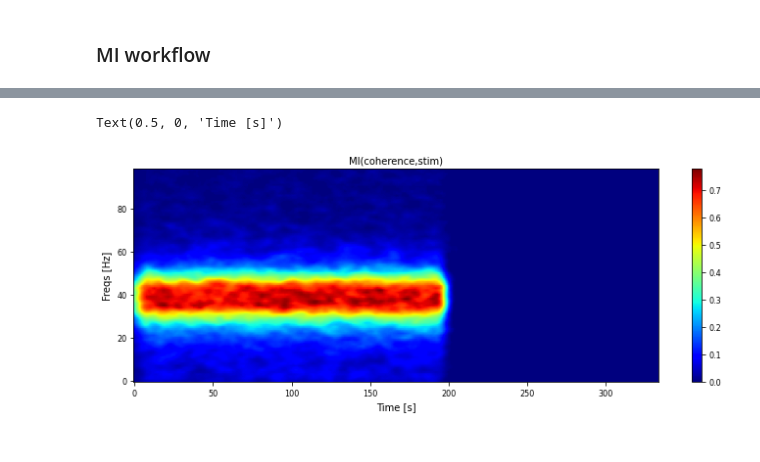
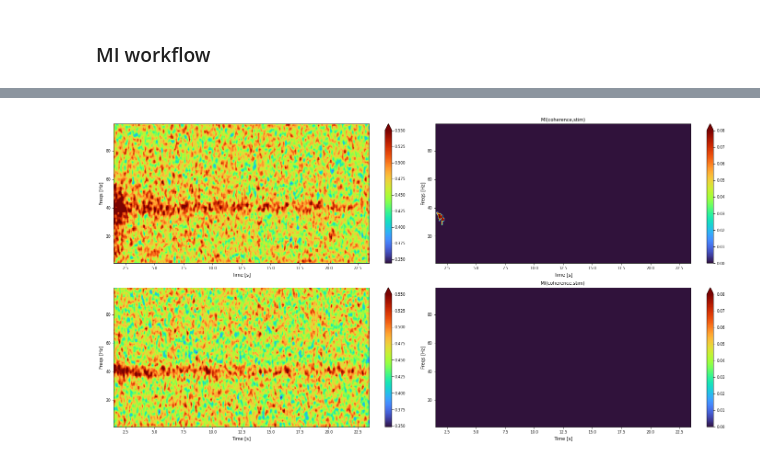
Before and after one commit to ViniciusLima94/GrayData-Analysis, a Jupyter notebook: notebooks/6.5. Mutual information between coherence and stimulus in toy model.ipynb, the cells around one changed output, grey strips where cells are left out. Cells and saved outputs as stored; diff of their text form; code cells hidden in the pictures.

```diff
--- a/notebooks/6.5. Mutual information between coherence and stimulus in toy model.ipynb
+++ b/notebooks/6.5. Mutual information between coherence and stimulus in toy model.ipynb
@@ -105 +154,8 @@ X = xr.DataArray(X, dims=('trials', 'roi', 'times'),
+# %%
+# Simulate one signal where the coupling is stimulus dependent and one where it is independent
+X = []
+for i in range(2):
+    if i==0: coup = stim/10*2 + np.random.uniform(0, 0.1)
+    else:    coup = 0.2
+    X += [ar_model_dhamala(n=n,sfreq=sfreq,C=coup,stim=stim,t_onset=t_start,t_offset=t_stop,cov=cov)]
 # %% [markdown]
@@ -119 +163,3 @@ Note that we ommit the dependencies on $f$ and $t$ for the spectra, and on $w_t$
+# %%
+freqs  = np.arange(1,100,1) # Frequency axis
 # %%
@@ -155,5 +188,3 @@ Text(0.5, 1.0, 'Coherence')
 # %%
 from frites.dataset  import SubjectEphy, DatasetEphy
 from frites.workflow import WfMi
-# %%
-dt = DatasetEphy([coh], y=[stim], times="times", roi="roi", agg_ch=True)
@@ -165,5 +190,0 @@ Definition of an electrophysiological dataset
-# %%
-mi_type   = 'cd'
-inference = 'ffx'
-kernel    = np.hanning(1)
-wf        = WfMi(mi_type, inference, verbose=True, kernel=kernel)
@@ -194,11 +243,31 @@ mi, pvalues = wf.fit(dt, mcp="cluster", cluster_th=cluster_th, **kw)
-# %%
-plt.figure(figsize=(12,4))
-aux = mi*(pvalues<=0.05)
-plt.imshow(aux.squeeze(), aspect="auto", cmap="jet", origin="lower")
-plt.title("MI(coherence,stim)", fontsize=MEDIUM_SIZE)
-plt.colorbar()
-plt.ylabel("Freqs [Hz]", fontsize=MEDIUM_SIZE)
-plt.xlabel("Time [s]", fontsize=MEDIUM_SIZE)
-# %% [output]
-Text(0.5, 0, 'Time [s]')
-[figure, removed]
+# %%
+plt.figure(figsize=(20,10))
+extent = [mi[0].times[0], mi[0].times[-1], mi[0].freqs[0], mi[0].freqs[-1]]
+plt.subplot(2,2,1)
+plt.imshow(coh[0].mean("trials").squeeze(), aspect="auto", cmap="turbo", origin="lower", extent=extent, vmax=.55)
+plt.colorbar(extend="max")
+plt.ylabel("Freqs [Hz]", fontsize=MEDIUM_SIZE)
+plt.xlabel("Time [s]", fontsize=MEDIUM_SIZE)
+plt.subplot(2,2,3)
+plt.imshow(coh[1].mean("trials").squeeze(), aspect="auto", cmap="turbo", origin="lower", extent=extent, vmax=.55)
+plt.colorbar(extend="max")
+plt.ylabel("Freqs [Hz]", fontsize=MEDIUM_SIZE)
+plt.xlabel("Time [s]", fontsize=MEDIUM_SIZE)
+
+plt.subplot(2,2,2)
+plt.imshow((mi[0]*(pv[0]<0.05)).squeeze(), aspect="auto", cmap="turbo", origin="lower", extent=extent, vmax=.08)
+plt.title(r"MI(coherence,stim)", fontsize=MEDIUM_SIZE)
+plt.colorbar(extend="max")
+plt.ylabel("Freqs [Hz]", fontsize=MEDIUM_SIZE)
+plt.xlabel("Time [s]", fontsize=MEDIUM_SIZE)
+
+plt.subplot(2,2,4)
+plt.imshow((mi[1]*(pv[1]<0.05)).squeeze(), aspect="auto", cmap="turbo", origin="lower", extent=extent, vmax=.08)
+plt.title("MI(coherence,stim) ", fontsize=MEDIUM_SIZE)
+plt.colorbar(extend="max")
+plt.ylabel("Freqs [Hz]", fontsize=MEDIUM_SIZE)
+plt.xlabel("Time [s]", fontsize=MEDIUM_SIZE)
+
+plt.tight_layout()
+# %% [output]
+[figure, added]
```
Also changed, not shown: parts of 32 cells of this notebook, 11 other files.
